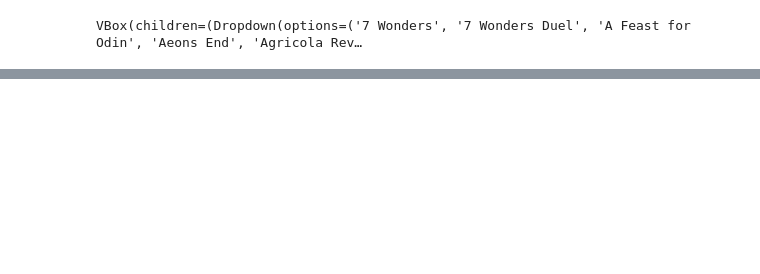
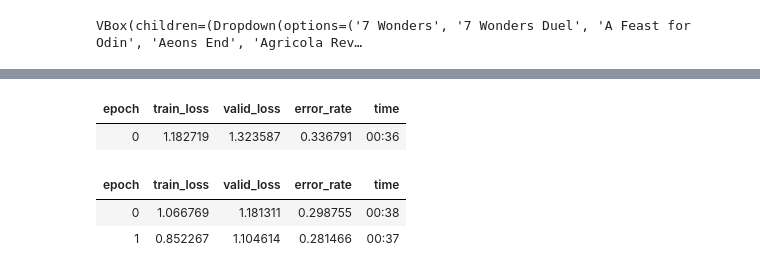
Before and after one commit to jonaskaszian/boardgame-vision, a Jupyter notebook: bg-rec.ipynb, the cells around one changed output, grey strips where cells are left out. Saved outputs shown, nothing was run; the diff lists cells and outputs as text; code cells hidden in the pictures; blank space fills up the shorter version.

```diff
--- a/bg-rec.ipynb
+++ b/bg-rec.ipynb
@@ -113,0 +166,8 @@ for idx,cat in cleaner.change(): shutil.move(cleaner.fns[idx], path/cat)
+# %%
+learn.fine_tune(2)
+# %% [output]
+| epoch | train_loss | valid_loss | error_rate | time |
+| 0 | 1.182719 | 1.323587 | 0.336791 | 00:36 |
+| epoch | train_loss | valid_loss | error_rate | time |
+| 0 | 1.066769 | 1.181311 | 0.298755 | 00:38 |
+| 1 | 0.852267 | 1.104614 | 0.281466 | 00:37 |
```
Also changed, not shown: parts of 24 cells of this notebook, 7 other files.
